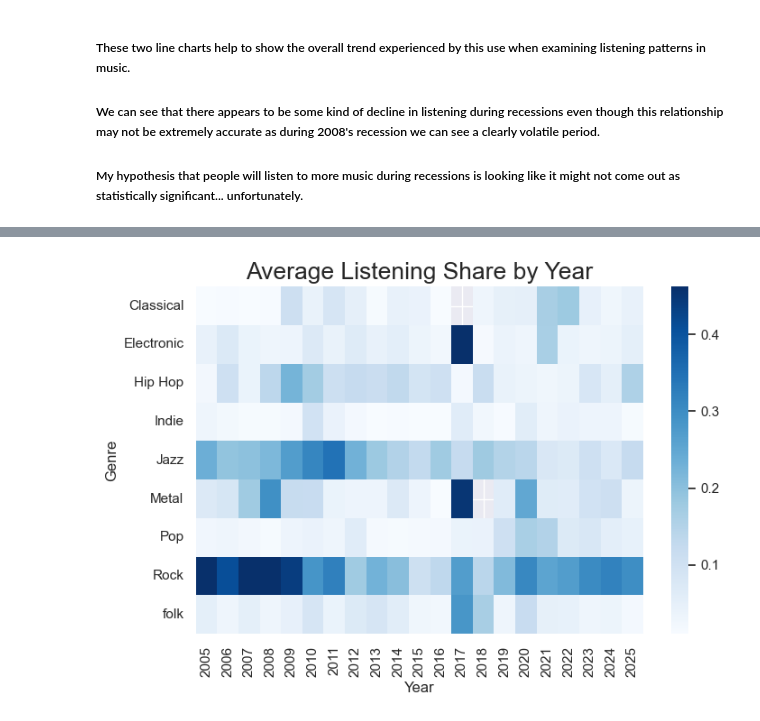
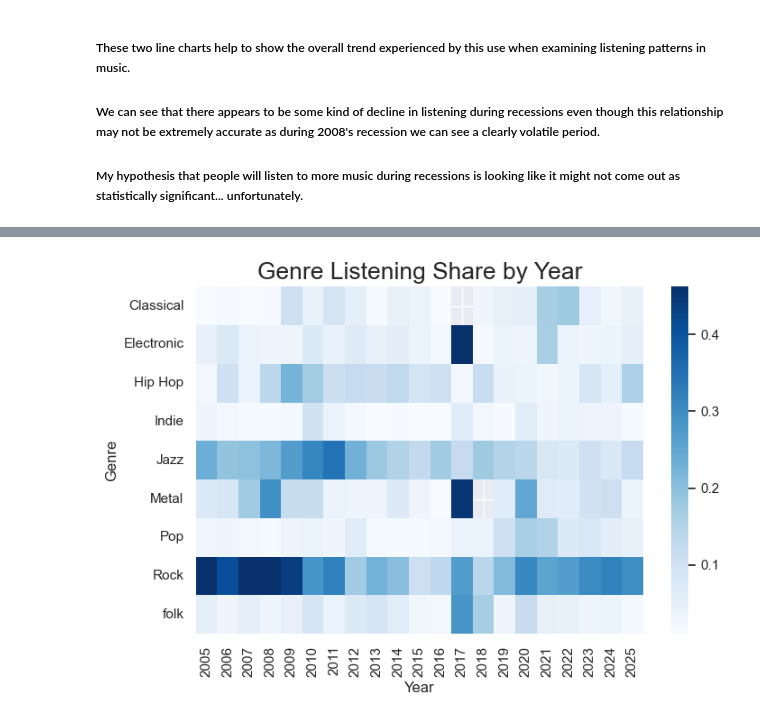
Before and after one commit to ProfKaltenberg/graphing-assignment-atuosto1, a Jupyter notebook: Assignment 3 new.ipynb, the cells around one changed output, grey strips where cells are left out. Cells and saved outputs as stored; diff of their text form; code cells hidden in the pictures.

```diff
--- a/Assignment 3 new.ipynb
+++ b/Assignment 3 new.ipynb
@@ -223,22 +225,22 @@ plt.show()
 # %%
 sns.set(font_scale=1)# sets the font size for the heatmap
 plt.figure(figsize=(8,5))# makes the general blank figure
 heatmap=linegraph[linegraph['Genre']!='other'] #makes the heatmap data the linegraph data as well
 #just drops the other category
 heatmapdata = heatmap[['Year','Genre', 'Play Share']].drop_duplicates() #puts all the data we need into one dataframe
 hm = heatmapdata.pivot_table(index= 'Genre',columns = 'Year',values = 'Play Share',aggfunc='mean')
 #I found this out at the links below, since I have 2 category variables this is considered a 3d pivot table
 #that means I had to do the pivot table function instead of just pivot like we had in the lecture
 #i also had to use the aggfunc which basically means that each of the index values will be the mean for each year for each Genre
 #https://seaborn.pydata.org/generated/seaborn.heatmap.html
 #https://stackoverflow.com/questions/69968235/pivot-table-in-proper-order-for-the-heatmap
 #https://saturncloud.io/blog/pandas-pivot-table-list-of-aggfunc-a-guide/
-plt.title('Average Listening Share by Year', fontsize=19)
+plt.title('Genre Listening Share by Year', fontsize=19)
 sns.heatmap(hm, cmap='Blues', robust= True) #gets my data, my continuous mapping, and looks at the robust percentiles (98th% and 2nd% true)
-plt.savefig(graph_path+'/Heatmap.png', dpi = 300, transparent=False, bbox_inches='tight')
+plt.savefig(graph_path+'/Heatmap.png', dpi = 500, transparent=False, bbox_inches='tight')
 plt.show()
 # %% [output]
-[figure, old version]
+[figure, new version]
 # %%
 sns.reset_orig()
 #this resets the seaborn theme because I nearly had a heart attack when I changed the theme and my other graphs changed
```
Also changed, not shown: parts of 9 cells of this notebook, 8 other files.
